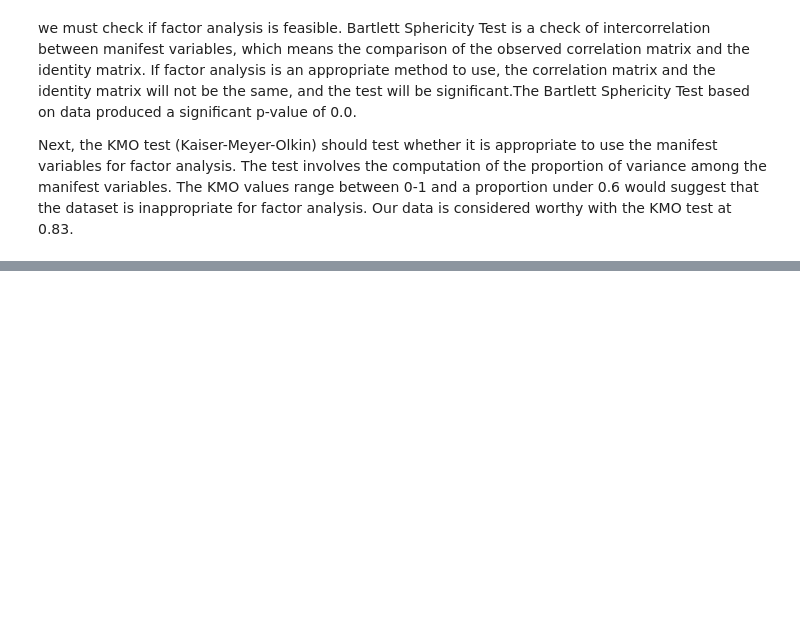
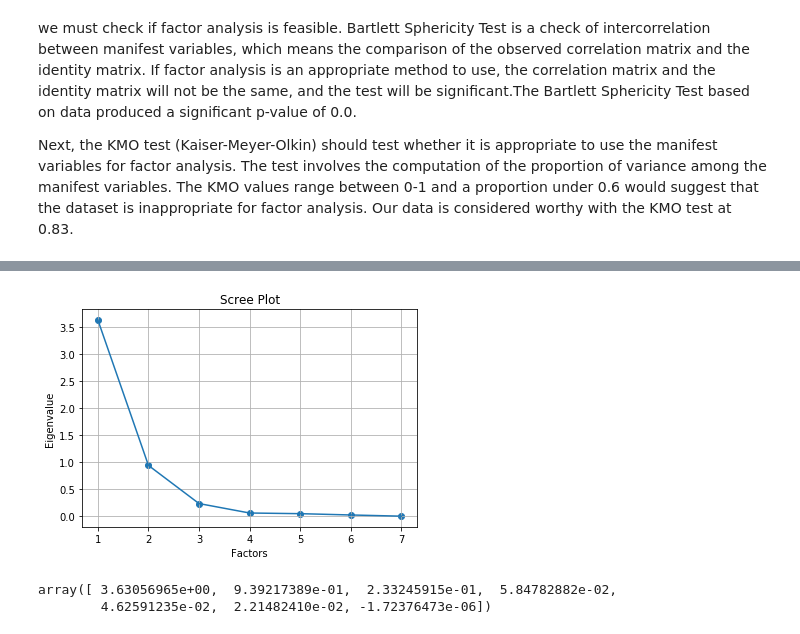
Before and after one commit to mvtap/EAD, a Jupyter notebook: ead_assign.ipynb, the cells around one changed output, grey strips where cells are left out. Cells and saved outputs as stored; diff of their text form; code cells hidden in the pictures; blank space fills up the shorter version.

```diff
--- a/ead_assign.ipynb
+++ b/ead_assign.ipynb
@@ -255,0 +253,4 @@ KMO score: 0.8346809389586665
+# %%
+scaler = StandardScaler()
+
+scaled_whi=pd.DataFrame(scaler.fit_transform(data[['Score','GDP per capita','Social support','Healthy life expectancy','Freedom to make life choices','Generosity','Perceptions of corruption']]), columns=data[['Score','GDP per capita','Social support','Healthy life expectancy','Freedom to make life choices','Generosity','Perceptions of corruption']].columns)
@@ -271,0 +275,21 @@ KMO score: 0.8346809389586665
+# %%
+from factor_analyzer import FactorAnalyzer
+#EXPLORATORY FACTOR ANALYSIS
+fa = FactorAnalyzer(10, rotation=None)
+fa.fit(scaled_whi)
+
+FactorAnalyzer(bounds=(0.005, 1), impute='median', is_corr_matrix=False,
+               method='minres', n_factors=3, rotation=None, rotation_kwargs={},
+               use_smc=True)
+
+#GET EIGENVALUES
+ev= fa.get_eigenvalues()[1]
+# %%
+plt.scatter(range(1,scaled_whi.shape[1]+1),ev)
+plt.plot(range(1,scaled_whi.shape[1]+1),ev)
+plt.title('Scree Plot')
+plt.xlabel('Factors')
+plt.ylabel('Eigenvalue')
+plt.grid()
+plt.show()
+# %% [output]
@@ -271,0 +303,6 @@ KMO score: 0.8346809389586665
+[figure, added]
+# %%
+ev[1]
+# %% [output]
+array([ 3.63056965e+00,  9.39217389e-01,  2.33245915e-01,  5.84782882e-02,
+        4.62591235e-02,  2.21482410e-02, -1.72376473e-06])
```
Also changed, not shown: parts of 8 cells of this notebook.
